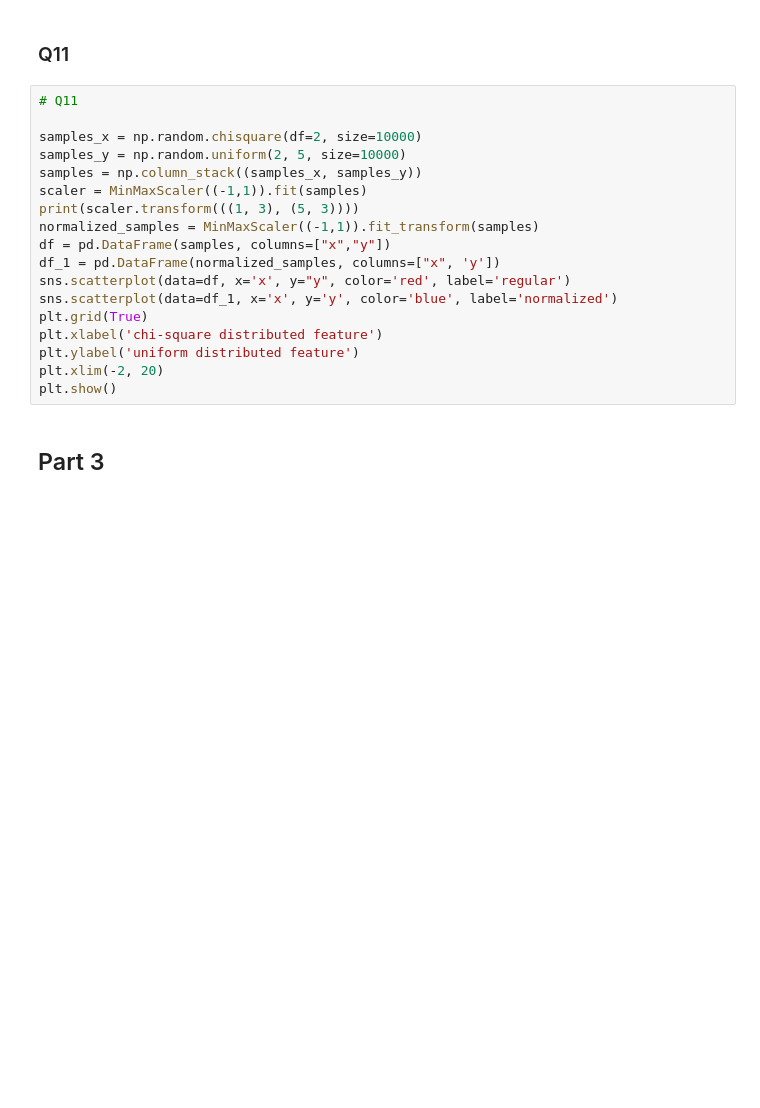
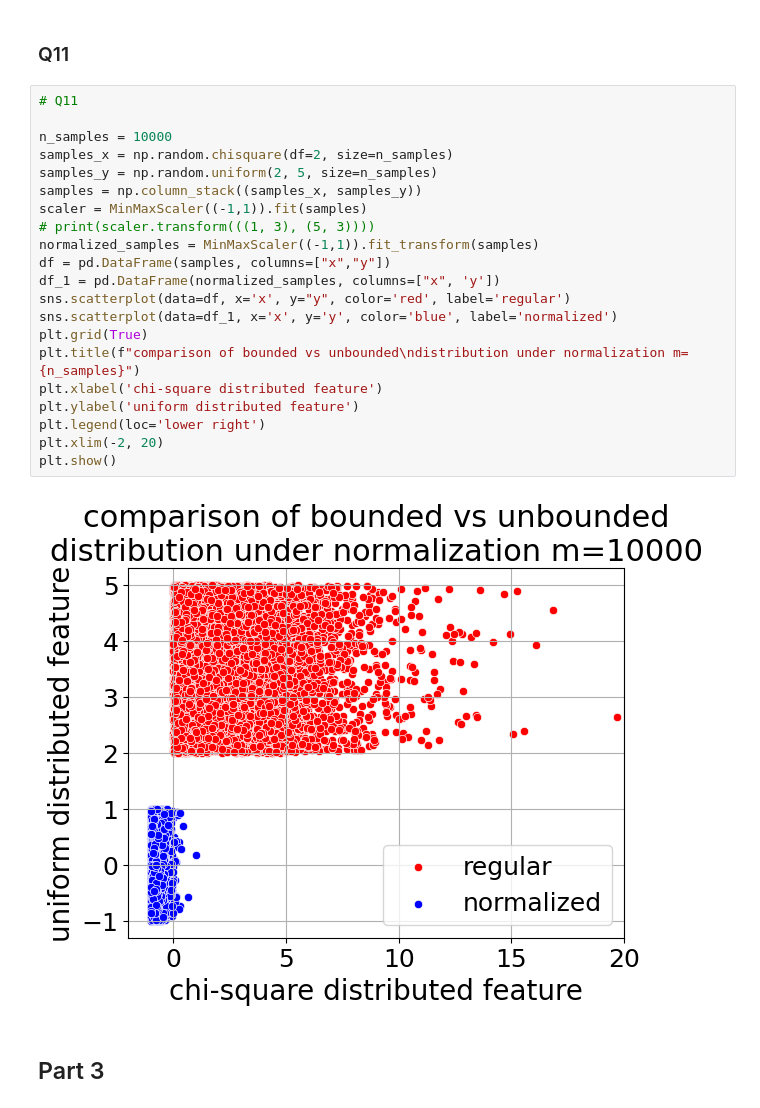
Before and after one commit to dgershko/iml_hw1, a Jupyter notebook: hw1.ipynb, the cells around one changed output. Cells and saved outputs as stored; diff of their text form; blank space fills up the shorter version.

```diff
--- a/hw1.ipynb
+++ b/hw1.ipynb
@@ -180,21 +190,26 @@ print(f"train score: {train_score}, test score: {test_score}")
 # %%
 # Q11
 
-samples_x = np.random.chisquare(df=2, size=10000)
-samples_y = np.random.uniform(2, 5, size=10000)
+n_samples = 10000
+samples_x = np.random.chisquare(df=2, size=n_samples)
+samples_y = np.random.uniform(2, 5, size=n_samples)
 samples = np.column_stack((samples_x, samples_y))
 scaler = MinMaxScaler((-1,1)).fit(samples)
-print(scaler.transform(((1, 3), (5, 3))))
+# print(scaler.transform(((1, 3), (5, 3))))
 normalized_samples = MinMaxScaler((-1,1)).fit_transform(samples)
 df = pd.DataFrame(samples, columns=["x","y"])
 df_1 = pd.DataFrame(normalized_samples, columns=["x", 'y'])
 sns.scatterplot(data=df, x='x', y="y", color='red', label='regular')
 sns.scatterplot(data=df_1, x='x', y='y', color='blue', label='normalized')
 plt.grid(True)
+plt.title(f"comparison of bounded vs unbounded\ndistribution under normalization m={n_samples}")
 plt.xlabel('chi-square distributed feature')
 plt.ylabel('uniform distributed feature')
+plt.legend(loc='lower right')
 plt.xlim(-2, 20)
 plt.show()
+# %% [output]
+[figure, added]
 # %% [markdown]
 ## Part 3
 # %% [markdown]
```
Also changed, not shown: parts of 8 cells of this notebook, 1 other file.
